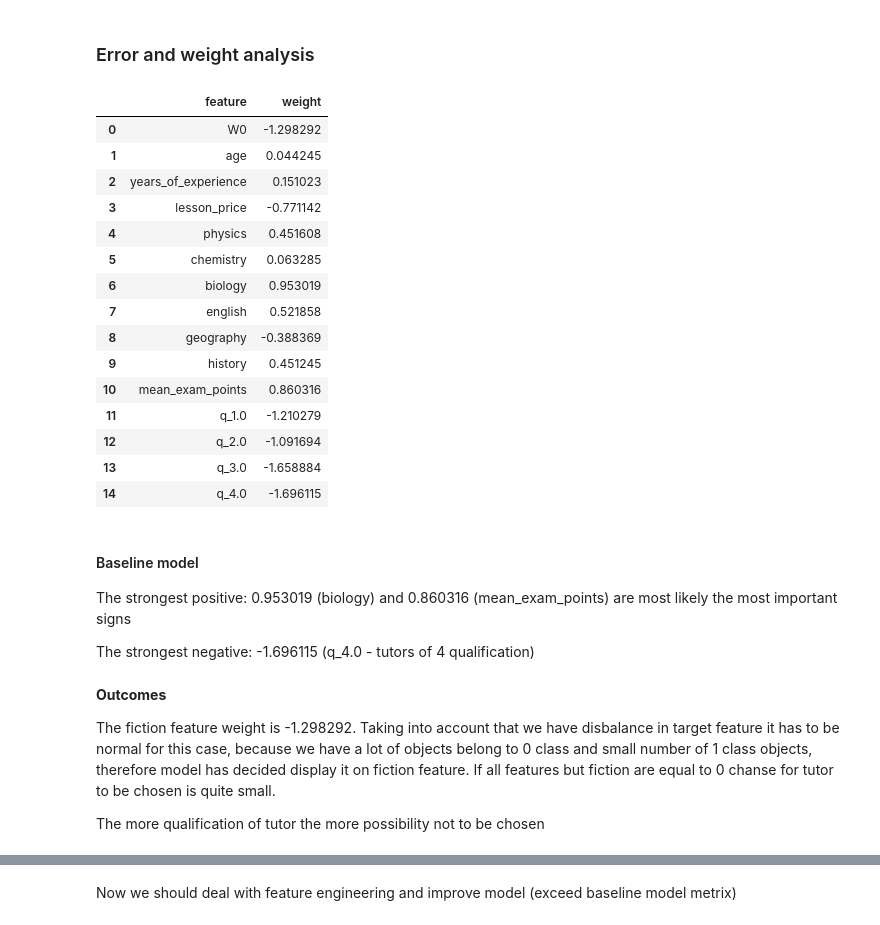
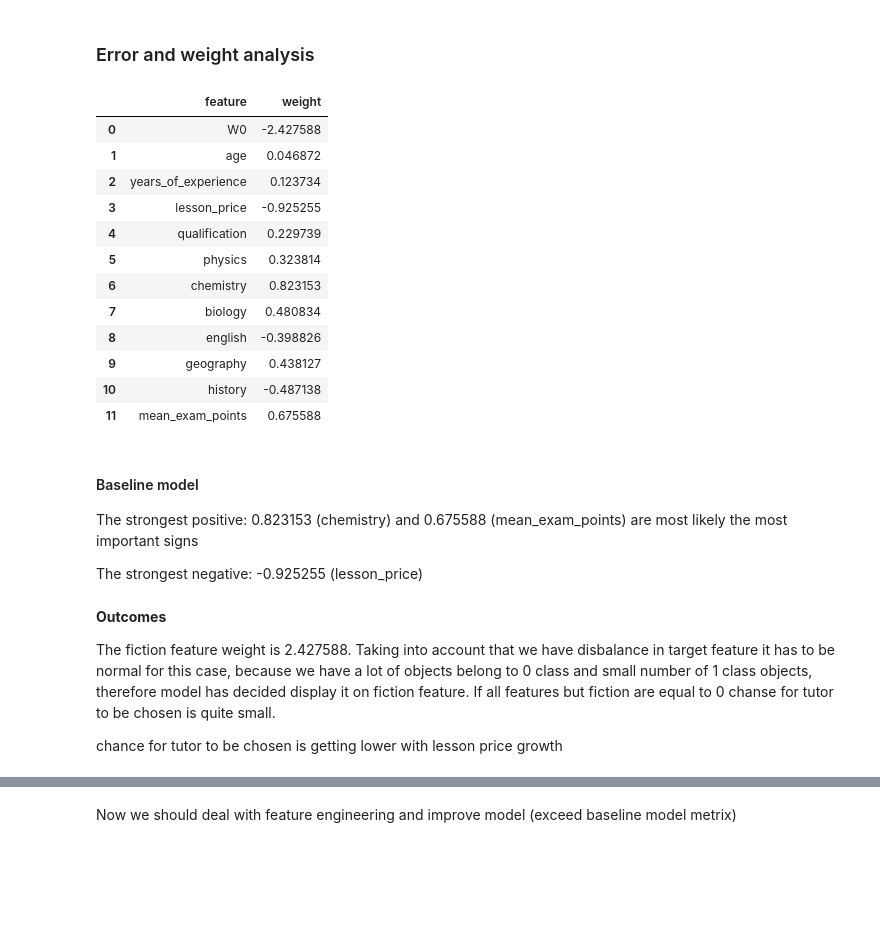
Before and after one commit to SpaceMakerc/tutor_prediction, a Jupyter notebook: predict_model_v1.ipynb, the cells around one changed output, grey strips where cells are left out. Cells and saved outputs as stored; diff of their text form; code cells hidden in the pictures; blank space fills up the shorter version.

```diff
--- a/predict_model_v1.ipynb
+++ b/predict_model_v1.ipynb
@@ -857,7 +885,6 @@ class Processing:
         self.columns_to_drop=columns_to_drop
         self.columns_to_create=columns_to_create
         self.y = None
-        self.y_valid = None
         self.column_names = None
 
     def start_process(self):
@@ -865,7 +892,7 @@ class Processing:
 
         if self.modify_cat:
             X_train, X_valid = self.modify_categories([X_train, X_valid])
-            print(f"Modifye |{self.modify_cat}| columns")
+            print(f"Modifyed |{self.modify_cat}| columns")
 
         if self.columns_to_create:
             X_train, X_valid = self.create_columns([X_train, X_valid])
@@ -879,7 +906,7 @@ class Processing:
             print(f"Deleted |{", ".join(self.columns_to_drop)}| columns")
 
         scaler = MyStandardScaler(columns_to_scale=self.columns_to_scale)
-        print(f"Features scaled: |{", ".join(self.columns_to_scale)}|")
+        print(f"Features to scale: |{", ".join(self.columns_to_scale)}|")
         scaler.fit(X_train)
         print("Scaler has been fitted on X_train")
 
@@ -933,14 +960,34 @@ class Processing:
     def create_columns(self, df_list):
 
         modifyed_df = []
-        self.columns_to_scale.extend(self.columns_to_create.keys())
+        self.columns_to_scale.extend(col for col in self.columns_to_create if self.columns_to_create[col][2] != "binning")
 
         for df in df_list:
             for col in self.columns_to_create:
-                if "years_of_experience" in self.columns_to_create[col]:
-                    df[col] = df[self.columns_to_create[col][0]] / (df[self.columns_to_create[col][1]] + 1)
-                else:
-                    df[col] = df[self.columns_to_create[col][0]] / df[self.columns_to_create[col][1]]
+                if self.columns_to_create[col][2] == "divide":
+                    if "years_of_experience" in self.columns_to_create[col]:
+                        df[col] = df[self.columns_to_create[col][0]] / (df[self.columns_to_create[col][1]] + 1)
+                    else:
+                        df[col] = df[self.columns_to_create[col][0]] / df[self.columns_to_create[col][1]]
+                elif self.columns_to_create[col][2] == "multiply":
+                    if "years_of_experience" in self.columns_to_create[col]:
+                        df[col] = df[self.columns_to_create[col][0]] * (df[self.columns_to_create[col][1]] + 1)
+                    else:
+                        df[col] = df[self.columns_to_create[col][0]] * df[self.columns_to_create[col][1]]
+                elif self.columns_to_create[col][2] == "combo":
+                    if "years_of_experience" in self.columns_to_create[col]:
+                        df[col] = df[self.columns_to_create[col][0]] / (df[self.columns_to_create[col][1]] * df[self.columns_to_create[col][3]] + 1)
+                    else:
+                        df[col] = df[self.columns_to_create[col][0]] / (df[self.columns_to_create[col][1]] * df[self.columns_to_create[col][3]])
+                elif self.columns_to_create[col][2] == "binning":
+                    bins = [0, 3, 6, float('inf')]  # 0-2, 3-5, 6+ GOOD ONE
+                    labels = [1, 2, 3]
+                    df[col] = pd.cut(
+                        df['years_of_experience'],
+                        bins=bins,
+                        labels=labels,
+                        right=False
+                    )
             modifyed_df.append(df)
 
         return modifyed_df
@@ -991,16 +1038,16 @@ class Processing:
 - eta = 0.05
 - threshold=0.5
 # %%
-columns_to_create =None
+columns_to_create = None
 columns_to_drop = ["choose"]
-columns_to_scale = ["age", "years_of_experience", "lesson_price", "mean_exam_points"]
-modify_cat = "qualification"
+columns_to_scale = ["age", "years_of_experience", "lesson_price", "mean_exam_points", "qualification"]
+# modify_cat = "qualification"
 
 pipline = Processing(
     df_train,
     columns_to_scale = columns_to_scale,
     columns_to_drop = columns_to_drop,
-    modify_cat = modify_cat,
+    # modify_cat = modify_cat,
     columns_to_create = columns_to_create
 )
 
@@ -1035,41 +1080,38 @@ FPR - 0.0011
 # %%
 feature_weights = pd.DataFrame(
     {
-        "feature": columns,
+        "feature": column_names,
         "weight": model.weights
     },
     columns=["feature", "weight"]
 )
 feature_weights
 # %% [output]
 |  | feature | weight |
-| 0 | W0 | -1.298292 |
-| 1 | age | 0.044245 |
-| 2 | years_of_experience | 0.151023 |
-| 3 | lesson_price | -0.771142 |
-| 4 | physics | 0.451608 |
-| 5 | chemistry | 0.063285 |
-| 6 | biology | 0.953019 |
-| 7 | english | 0.521858 |
-| 8 | geography | -0.388369 |
-| 9 | history | 0.451245 |
-| 10 | mean_exam_points | 0.860316 |
-| 11 | q_1.0 | -1.210279 |
-| 12 | q_2.0 | -1.091694 |
-| 13 | q_3.0 | -1.658884 |
-| 14 | q_4.0 | -1.696115 |
+| 0 | W0 | -2.427588 |
+| 1 | age | 0.046872 |
+| 2 | years_of_experience | 0.123734 |
+| 3 | lesson_price | -0.925255 |
+| 4 | qualification | 0.229739 |
+| 5 | physics | 0.323814 |
+| 6 | chemistry | 0.823153 |
+| 7 | biology | 0.480834 |
+| 8 | english | -0.398826 |
+| 9 | geography | 0.438127 |
+| 10 | history | -0.487138 |
+| 11 | mean_exam_points | 0.675588 |
 # %% [markdown]
 #### Baseline model
 
-The strongest positive: 0.953019 (biology) and 0.860316 (mean_exam_points) are most likely the most important signs
+The strongest positive: 0.823153 (chemistry) and 0.675588 (mean_exam_points) are most likely the most important signs
 
-The strongest negative: -1.696115 (q_4.0 - tutors of 4 qualification)
+The strongest negative: -0.925255 (lesson_price)
 # %% [markdown]
 **Outcomes**
 
-The fiction feature weight is -1.298292. Taking into account that we have disbalance in target feature it has to be normal for this case, because we have a lot of objects belong to 0 class and small number of 1 class objects, therefore model has decided display it on fiction feature. If all features but fiction are equal to 0 chanse for tutor to be chosen is quite small.
+The fiction feature weight is 2.427588. Taking into account that we have disbalance in target feature it has to be normal for this case, because we have a lot of objects belong to 0 class and small number of 1 class objects, therefore model has decided display it on fiction feature. If all features but fiction are equal to 0 chanse for tutor to be chosen is quite small.
 
-The more qualification of tutor the more possibility not to be chosen
+chance for tutor to be chosen is getting lower with lesson price growth
 # %%
 print(f"Baseline recall is {np.round(evaluator.recall, 3)}, baseline precision is {np.round(evaluator.precision, 3)}. "\
 "The model is good at prediction 1 class objects but the main problem, is the model makes it too rarly. It prefers to choose 0 class\n")
```
Also changed, not shown: parts of 32 cells of this notebook.
